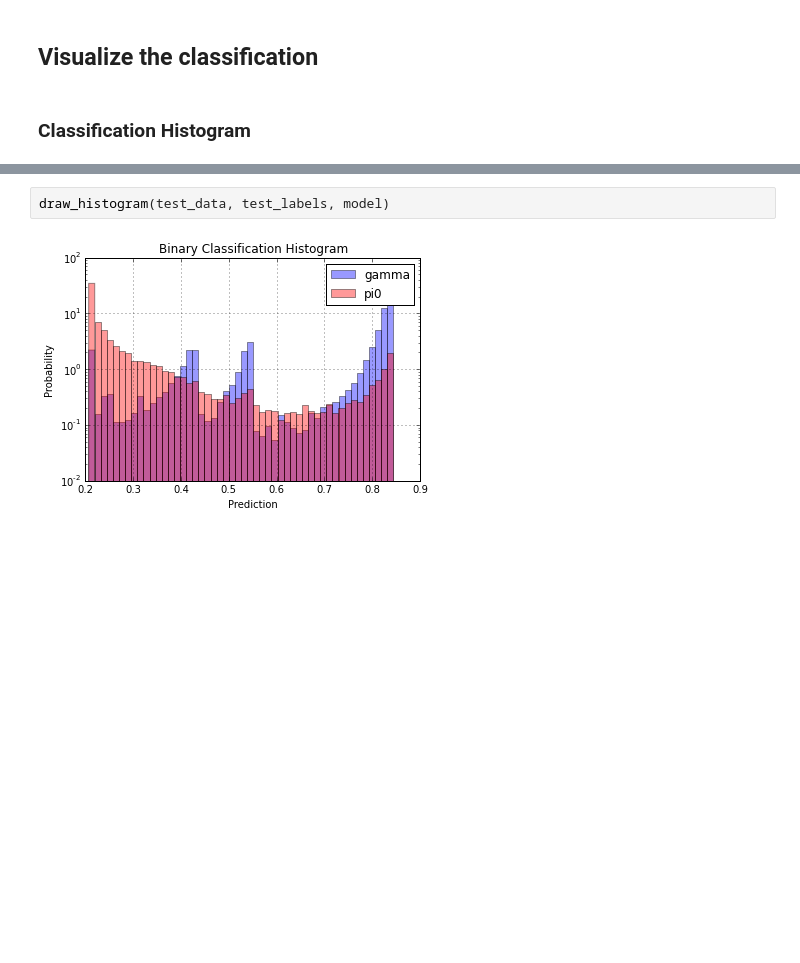
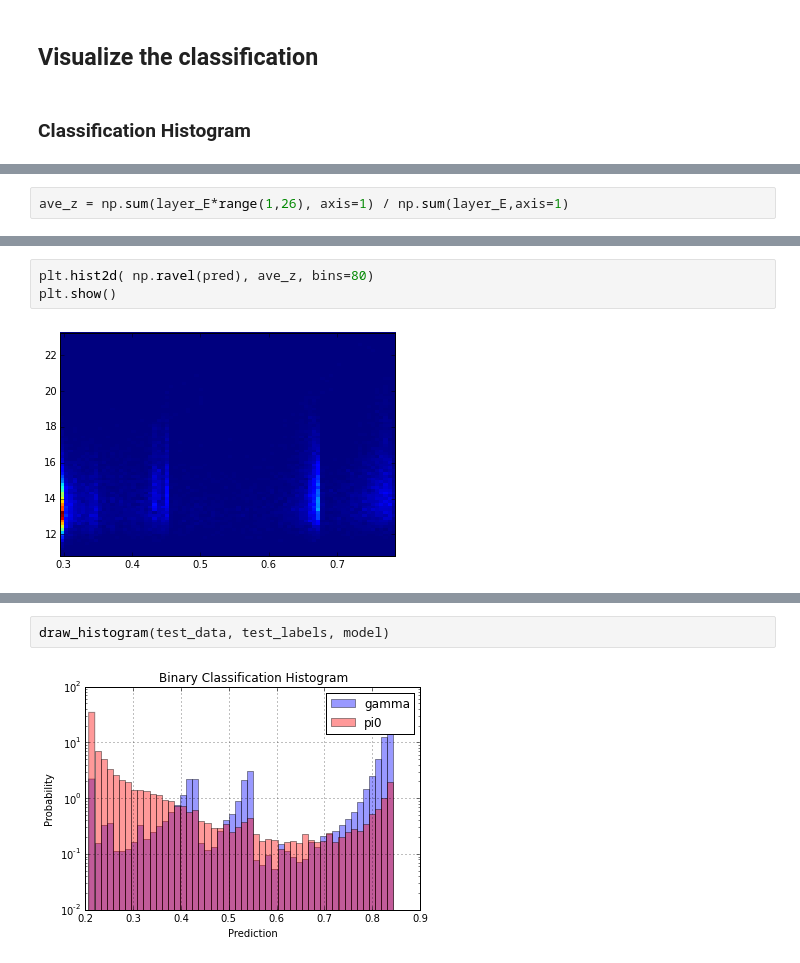
Before and after one commit to cmscaltech/summer16-NikolausHowe, a Jupyter notebook: dense10.ipynb, the cells around one changed output, grey strips where cells are left out. Cells and saved outputs as stored; diff of their text form; blank space fills up the shorter version.

```diff
--- a/dense10.ipynb
+++ b/dense10.ipynb
@@ -108,0 +159,2 @@ draw_histogram(train_data, train_labels, model)
+# %%
+ave_z = np.sum(layer_E*range(1,26), axis=1) / np.sum(layer_E,axis=1)
@@ -108,0 +181,5 @@ draw_histogram(train_data, train_labels, model)
+# %%
+plt.hist2d( np.ravel(pred), ave_z, bins=80)
+plt.show()
+# %% [output]
+[figure, added]
```
Also changed, not shown: parts of 20 cells of this notebook, 17 other files.
